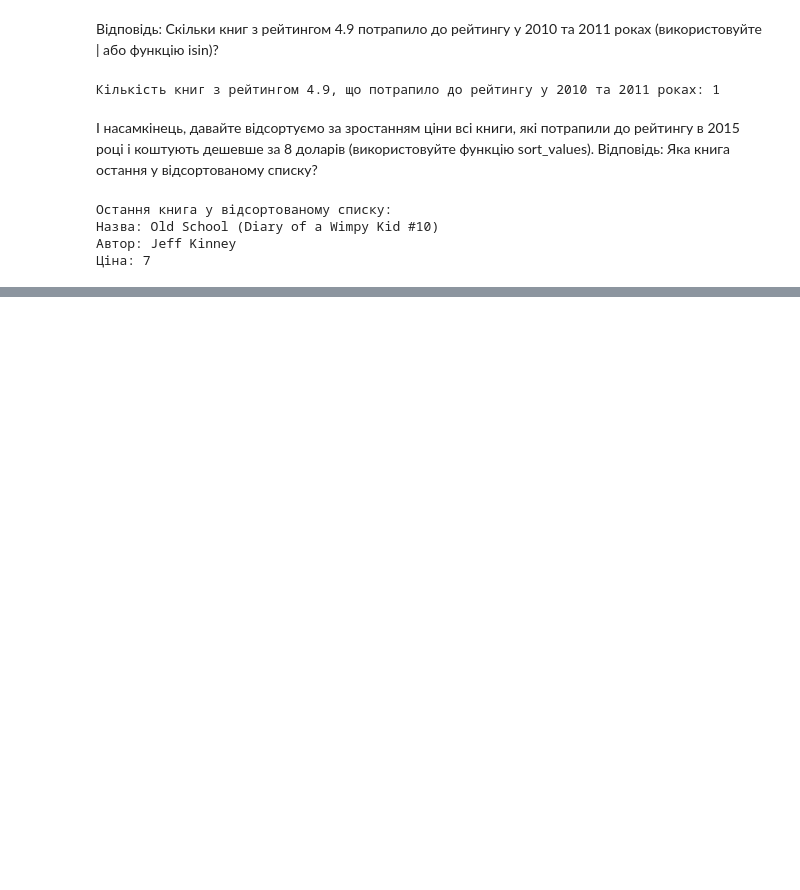
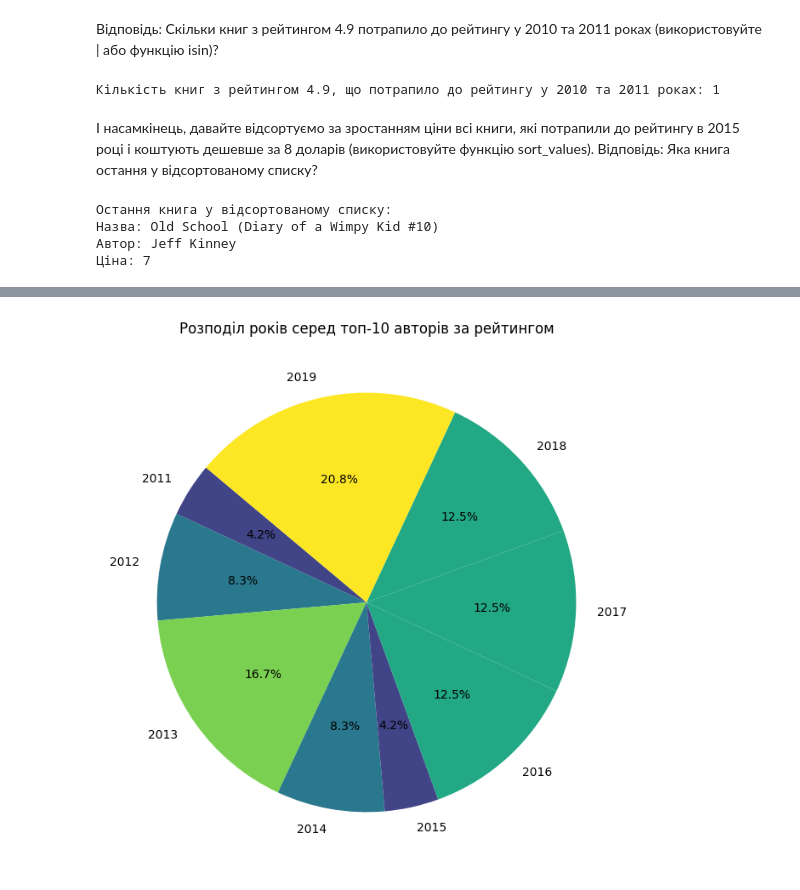
Before and after one commit to OlhaYastrebova/goit-ds-hw, a Jupyter notebook: Hw5_3.ipynb, the cells around one changed output, grey strips where cells are left out. Cells and saved outputs as stored; diff of their text form; code cells hidden in the pictures; blank space fills up the shorter version.

```diff
--- a/Hw5_3.ipynb
+++ b/Hw5_3.ipynb
@@ -201,0 +382,26 @@ print(f"Ціна: {last_book['price']}")
+# %%
+ # Конвертувати рік у числовий формат, якщо потрібно
+df['year'] = pd.to_numeric(df['year'], errors='coerce')
+
+    # Видалити рядки з відсутніми значеннями
+df = df.dropna(subset=['user_rating', 'year', 'author'])
+
+    # Групувати дані за авторами і обчислити середній рейтинг
+author_stats = df.groupby('author').agg({'user_rating': 'mean'}).reset_index()
+
+    # Знайти топ-10 авторів за середнім рейтингом
+top_authors = author_stats.sort_values(by='user_rating', ascending=False).head(10)
+
+    # Отримати роки для топ-10 авторів
+top_authors_years = df[df['author'].isin(top_authors['author'])]['year']
+
+    # Підрахунок кількості книг по роках
+year_counts = top_authors_years.value_counts().sort_index()
+
+    # Створити кругову діаграму
+plt.figure(figsize=(10, 8))
+plt.pie(year_counts, labels=year_counts.index, autopct='%1.1f%%', startangle=140, colors=plt.cm.viridis(year_counts / max(year_counts)))
+plt.title('Розподіл років серед топ-10 авторів за рейтингом')
+plt.show()
+# %% [output]
+[figure, added]
```
Also changed, not shown: parts of 13 cells of this notebook.
